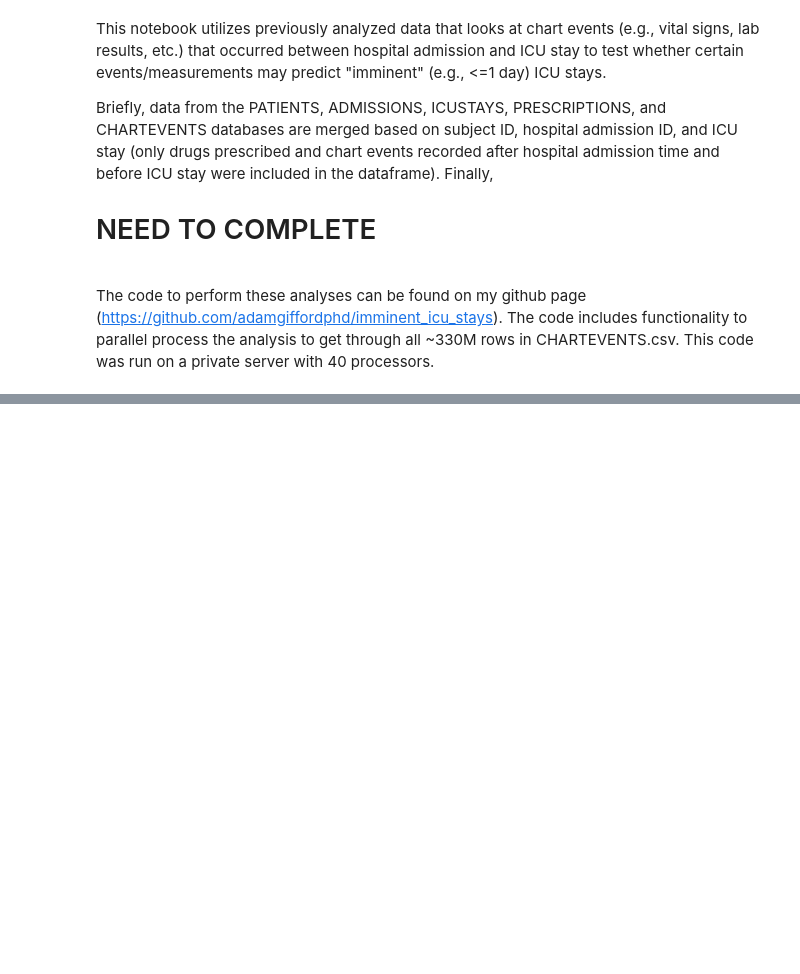
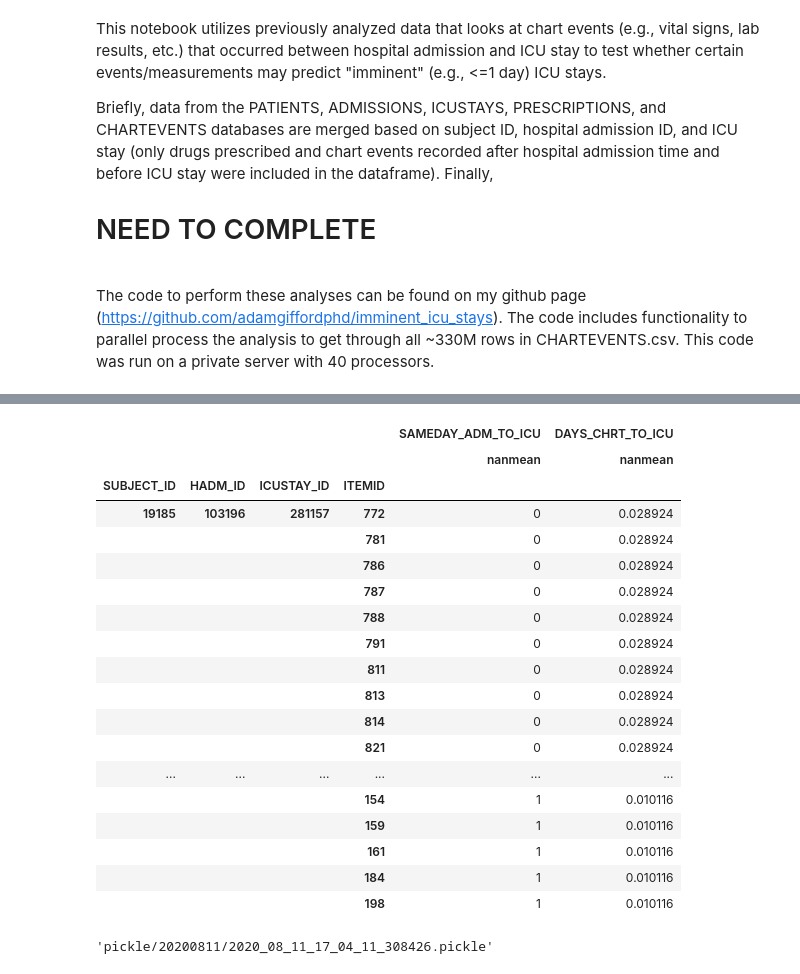
Before and after one commit to adamgiffordphd/imminent_icu_stays, a Jupyter notebook: plot_summary_chartEvents_and_icustays.ipynb, the cells around one changed output, grey strips where cells are left out. Cells and saved outputs as stored; diff of their text form; code cells hidden in the pictures; blank space fills up the shorter version.

```diff
--- a/plot_summary_chartEvents_and_icustays.ipynb
+++ b/plot_summary_chartEvents_and_icustays.ipynb
@@ -16,4 +16,6 @@ import glob
 # there are ~3300 pickle files that contain the data that is described above
 # this cell finds the pickle files in the saved data directory
 # drugs.pickle is a list of all unique drugs in the dataset
-pckl_files = glob.glob("20200811/*.pickle")
+pckl_files = glob.glob("pickle/20200811/*.pickle")
+# %%
+df = pickle.load(open(pckl_files[1],'rb'))
@@ -19,0 +32,4 @@ pckl_files = glob.glob("20200811/*.pickle")
+# %%
+df.reset_index(inplace=True)
+imm_idx = df[df['DAYS_CHRT_TO_ICU']<=1].index
+imm_idx
@@ -20,4 +84,45 @@ pckl_files = glob.glob("20200811/*.pickle")
+# %%
+df_bySubjAdICUCHRT = df.groupby(['SUBJECT_ID','HADM_ID','ICUSTAY_ID','ITEMID']).agg({'SAMEDAY_ADM_TO_ICU': [nanmean],'DAYS_CHRT_TO_ICU': [nanmean] })
+df_bySubjAdICUCHRT.head(50)
+# %% [output]
+|  |  |  |  | SAMEDAY_ADM_TO_ICU | DAYS_CHRT_TO_ICU |
+|  |  |  |  | nanmean | nanmean |
+| SUBJECT_ID | HADM_ID | ICUSTAY_ID | ITEMID |  |  |
+| 19185 | 103196 | 281157 | 772 | 0 | 0.028924 |
+|  |  |  | 781 | 0 | 0.028924 |
+|  |  |  | 786 | 0 | 0.028924 |
+|  |  |  | 787 | 0 | 0.028924 |
+|  |  |  | 788 | 0 | 0.028924 |
+|  |  |  | 791 | 0 | 0.028924 |
+|  |  |  | 811 | 0 | 0.028924 |
+|  |  |  | 813 | 0 | 0.028924 |
+|  |  |  | 814 | 0 | 0.028924 |
+|  |  |  | 821 | 0 | 0.028924 |
+| ... | ... | ... | ... | ... | ... |
+|  |  |  | 154 | 1 | 0.010116 |
+|  |  |  | 159 | 1 | 0.010116 |
+|  |  |  | 161 | 1 | 0.010116 |
+|  |  |  | 184 | 1 | 0.010116 |
+|  |  |  | 198 | 1 | 0.010116 |
 # %%
 # combine the data across pickle files
 '''note: have to load and combine the data in batches because the resulting dataframe would be too
 large. will do in batches of ~50, and compute running stats for visualization and assessment'''
+
+for st_ix in range(0,len(pckl_files),50):
+    if st_ix + 50 > len(pckl_files):
+        en_ix = len(pckl_files)
+    else:
+        en_ix = st_ix + 50
+
+    for f_ix in range(st_ix,en_ix):
+        if f_ix==st_ix:
+            df = pickle.load(open(pckl_files[f_ix],'rb'))
+        else:
+            tmp = pickle.load(open(pckl_files[f_ix],'rb'))
+            df = df.append(tmp)
+    if st_ix==0:
+        df_bySubjAdICU = df.groupby(['SUBJECT_ID','HADM_ID','ICUSTAY_ID']).agg({'ITEMID': [list]})
+        df_bySubjAdICU[('ITEMID','list')] = df_bySubjAdICU[('ITEMID','list')].apply(lambda x: unique(x))
+# %% [output]
+'pickle/20200811/2020_08_11_17_04_11_308426.pickle'
```
Also changed, not shown: parts of 8 cells of this notebook.
